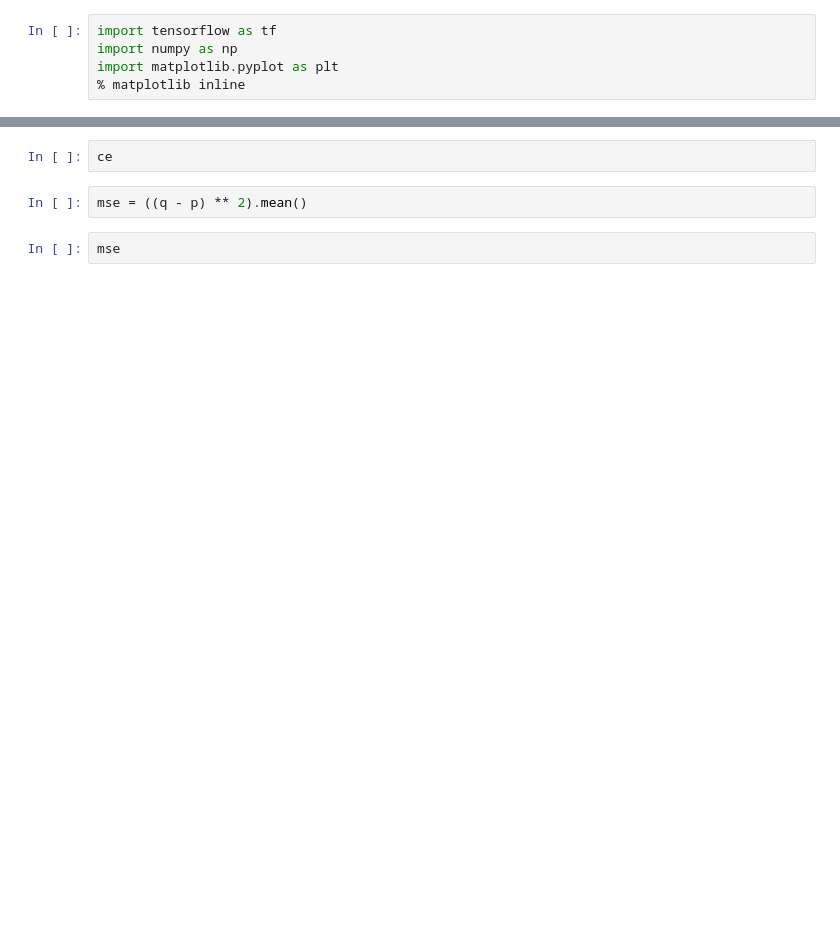
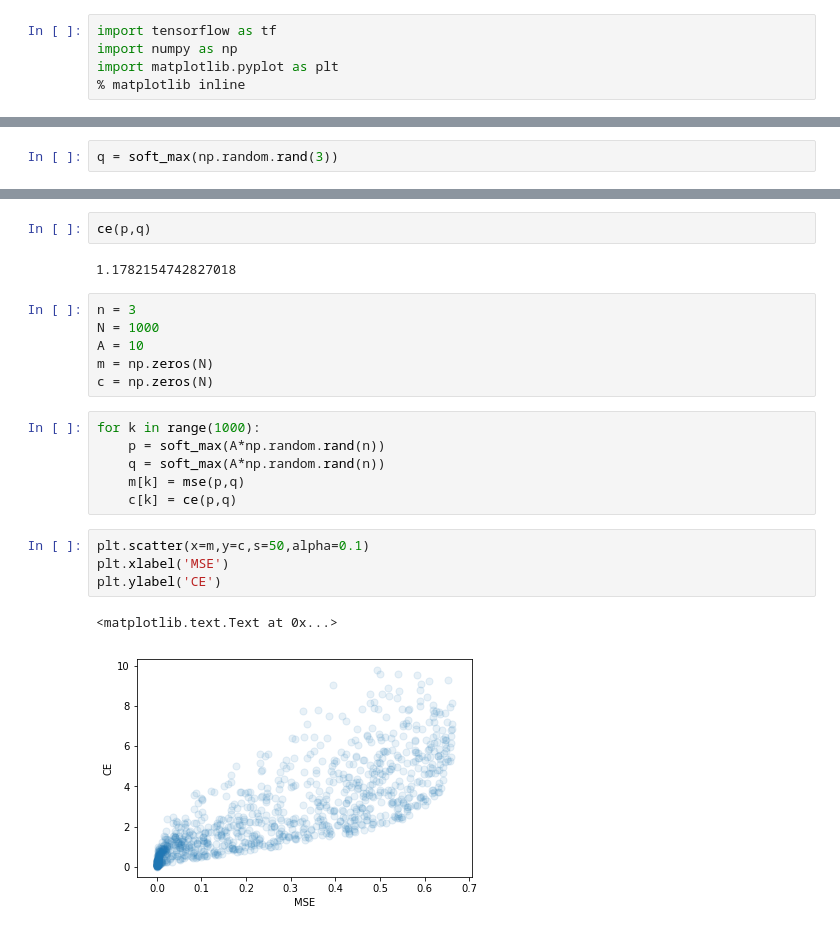
Before and after one commit to lix4/Deep-Learning, a Jupyter notebook: Lesson 16.ipynb, the cells around one changed output, grey strips where cells are left out. Cells and saved outputs as stored; diff of their text form; blank space fills up the shorter version.

```diff
--- a/Lesson 16.ipynb
+++ b/Lesson 16.ipynb
@@ -22,0 +20,2 @@ for k in range(1000):
+# %%
+q = soft_max(np.random.rand(3))
@@ -23,6 +30,23 @@ for k in range(1000):
 # %%
-ce
+ce(p,q)
+# %% [output]
+1.1782154742827018
-# %%
-mse = ((q - p) ** 2).mean()
-# %%
-mse
+# %%
+n = 3
+N = 1000
+A = 10
+m = np.zeros(N)
+c = np.zeros(N)
+# %%
+for k in range(1000):
+    p = soft_max(A*np.random.rand(n))
+    q = soft_max(A*np.random.rand(n))
+    m[k] = mse(p,q)
+    c[k] = ce(p,q)
+# %%
+plt.scatter(x=m,y=c,s=50,alpha=0.1)
+plt.xlabel('MSE')
+plt.ylabel('CE')
+# %% [output]
+<matplotlib.text.Text at 0x...>
+[figure, added]
```
Also changed, not shown: parts of 7 cells of this notebook, 5 other files.
